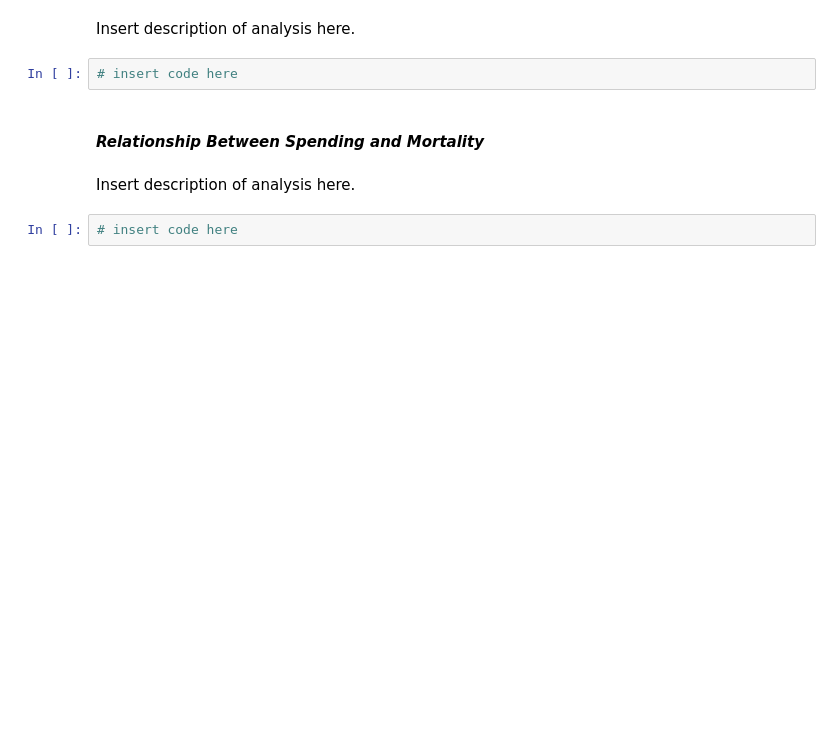
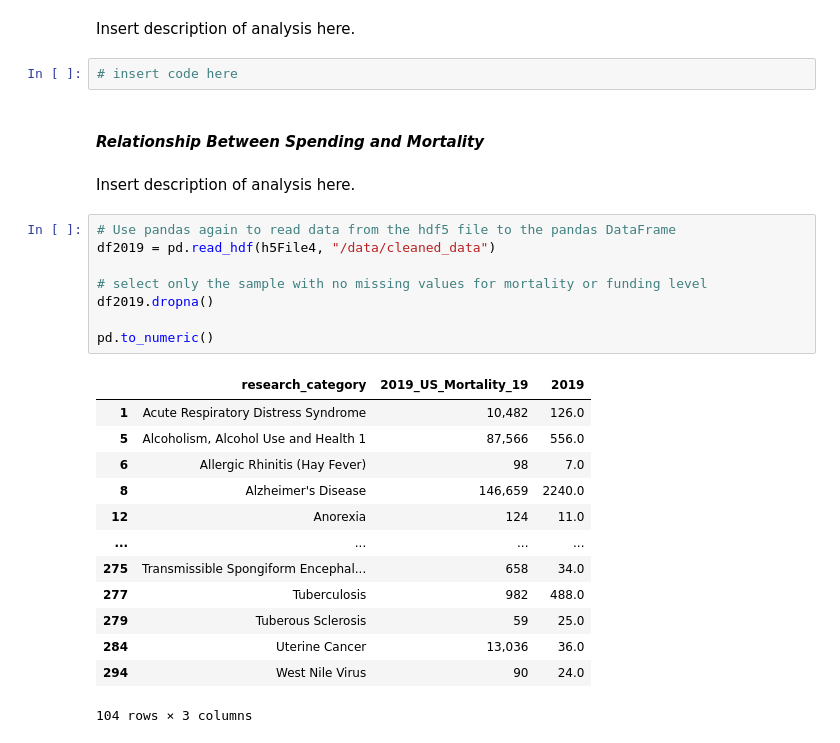
Before and after one commit to UCB-stat-159-s22/hw07-group25, a Jupyter notebook: Notebook.ipynb, the cells around one changed output. Drawn from its saved outputs; the diff is of its cells as text; blank space fills up the shorter version.

```diff
--- a/Notebook.ipynb
+++ b/Notebook.ipynb
@@ -172,5 +168,25 @@ Insert description of analysis here.
 #### *Relationship Between Spending and Mortality*
 # %% [markdown]
 Insert description of analysis here.
-# %%
-# insert code here
+# %%
+# Use pandas again to read data from the hdf5 file to the pandas DataFrame
+df2019 = pd.read_hdf(h5File4, "/data/cleaned_data")
+
+# select only the sample with no missing values for mortality or funding level
+df2019.dropna()
+
+pd.to_numeric()
+# %% [output]
+|  | research_category | 2019_US_Mortality_19 | 2019 |
+| 1 | Acute Respiratory Distress Syndrome | 10,482 | 126.0 |
+| 5 | Alcoholism, Alcohol Use and Health 1 | 87,566 | 556.0 |
+| 6 | Allergic Rhinitis (Hay Fever) | 98 | 7.0 |
+| 8 | Alzheimer's Disease | 146,659 | 2240.0 |
+| 12 | Anorexia | 124 | 11.0 |
+| ... | ... | ... | ... |
+| 275 | Transmissible Spongiform Encephal... | 658 | 34.0 |
+| 277 | Tuberculosis | 982 | 488.0 |
+| 279 | Tuberous Sclerosis | 59 | 25.0 |
+| 284 | Uterine Cancer | 13,036 | 36.0 |
+| 294 | West Nile Virus | 90 | 24.0 |
+104 rows × 3 columns
```
Also changed, not shown: parts of 9 cells of this notebook, 4 other files.
